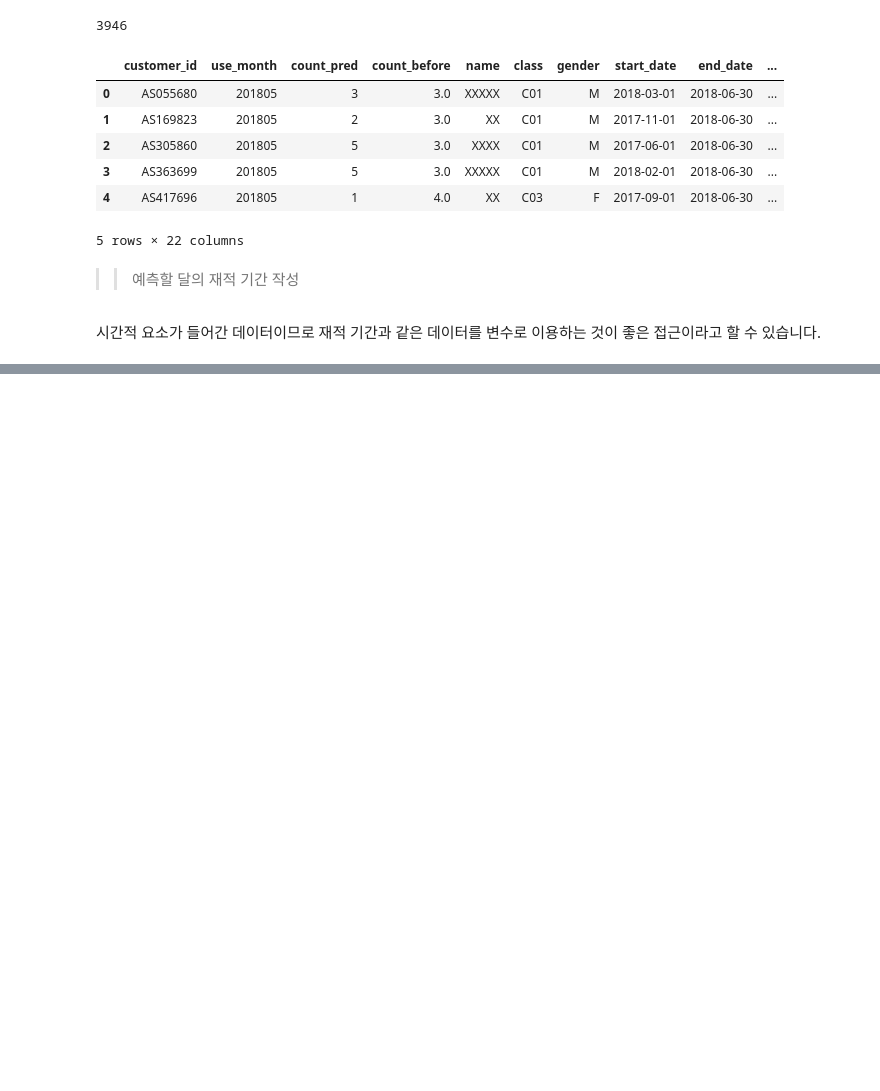
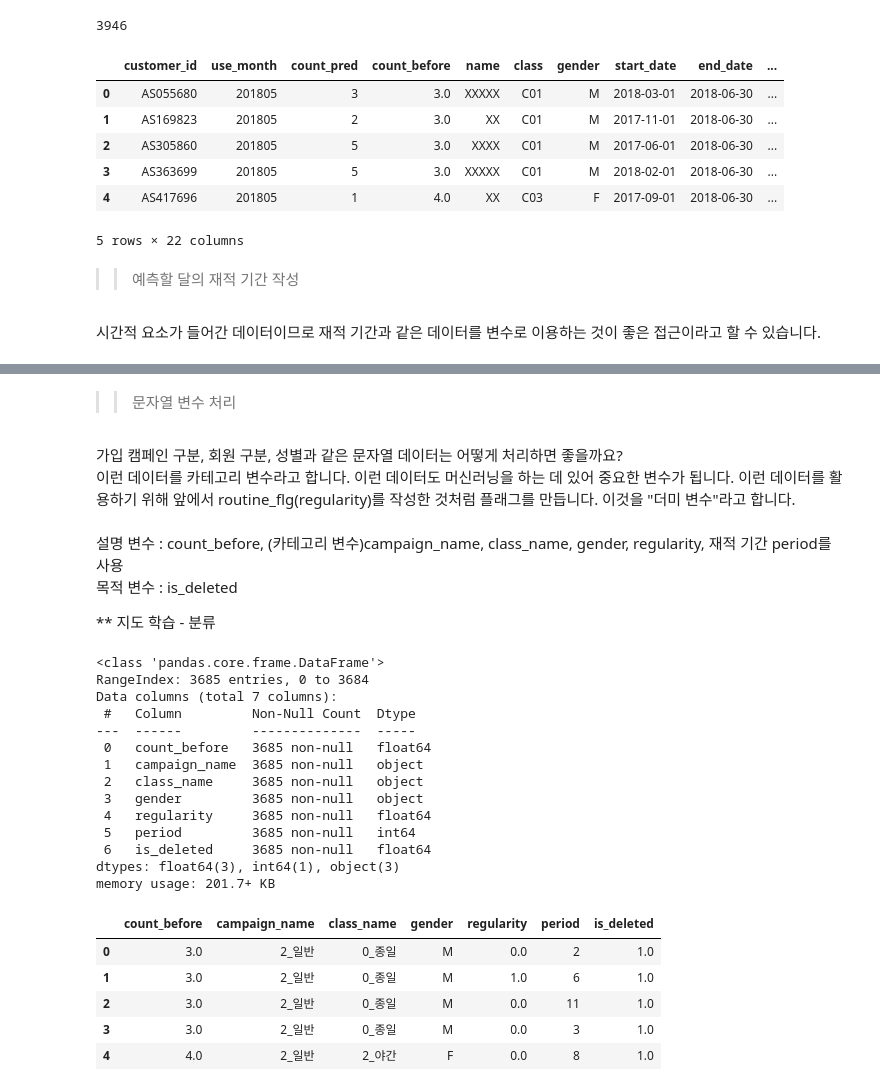
Before and after one commit to gmlwlswls/study_DataTechniques, a Jupyter notebook: 02. MachineLearning/gym_data_classification.ipynb, the cells around one changed output, grey strips where cells are left out. Drawn from its saved outputs; the diff is of its cells as text; code cells hidden in the pictures; blank space fills up the shorter version.

Commit message:
gym_data_lin_reg

```diff
--- a/02. MachineLearning/gym_data_classification.ipynb
+++ b/02. MachineLearning/gym_data_classification.ipynb
@@ -106,27 +106,3 @@ See the caveats in the documentation: https://pandas.pydata.org/pandas-docs/stab
 - 탈퇴한 회원 추출
 - end_date의 1개월 전을 계산하여 저장
 - data_fol_ml(현재 + 직전월 사용 기록)와 customer_id, use_month를 키로 결합
-# %%
-quit_customers_df = customer_merge_use_df.loc[customer_merge_use_df['is_deleted'] == 1]
-quit_customers_df.reset_index(inplace= True, drop= True)
-quit_customers_df.head()
-
-from dateutil.relativedelta import relativedelta
-
-quit_customers_df['withdrawl_application'] = None # 탈퇴 신청 월
-quit_customers_df['end_date'] = pd.to_datetime(quit_customers_df['end_date'])
-
-for i in range(len(quit_customers_df)) :
-  quit_customers_df['withdrawl_application'].iloc[i] = quit_customers_df['end_date'].iloc[i] - relativedelta(months= 1) # 시각까지 포함된 값
-
-quit_customers_df.head()
-
-quit_customers_df['withdrawl_application'] = pd.to_datetime(quit_customers_df['withdrawl_application']).dt.strftime('%Y%m')
-data_for_ml['use_month'] = data_for_ml['use_month'].astype(str)
-
-# 'left' : 왼쪽의 모든 행을 유지하면서 오른쪽에서 조건이 맞는 것만 붙이고 없으면 NaN을 채운다는 뜻
-quit_customer_monthly_use_df = data_for_ml.merge(quit_customers_df, how= 'left', left_on= ['customer_id', 'use_month'], right_on = ['customer_id', 'withdrawl_application'])
-
-print(len(monthly_use_df)) # 36842 - 사용 로그 기준
-print(len(quit_customer_monthly_use_df)) # 36842
-quit_customer_monthly_use_df.head()
@@ -227,0 +267,12 @@ predict_data.head()
+# %%
+# count_pred 예측할 달(use_month) 기준으로 재적 기간 계산
+# count_before은 탈퇴 신청 월의 사용 횟수
+predict_data['now_date'] = pd.to_datetime(predict_data['use_month'], format= '%Y%m')
+predict_data['start_date'] = pd.to_datetime(predict_data['start_date'])
+
+predict_data['period'] = 0 # None으로 설정할 경우 dtype > object
+for i in range(len(predict_data)):
+  delta = relativedelta(predict_data.loc[i, 'now_date'],predict_data.loc[i, 'start_date'])
+  predict_data.loc[i, 'period'] = int(delta.years * 12 + delta.months)
+
+predict_data.head()
@@ -227,0 +315,3 @@ predict_data.head()
+# %%
+drop_predict_data = predict_data.dropna(axis= 0, how= 'any', subset= 'count_before', ignore_index= True)
+drop_predict_data.isnull().sum() # 2639
@@ -227,0 +336,35 @@ predict_data.head()
+# %% [markdown]
+>> 문자열 변수 처리
+# %% [markdown]
+가입 캠페인 구분, 회원 구분, 성별과 같은 문자열 데이터는 어떻게 처리하면 좋을까요?
+이런 데이터를 카테고리 변수라고 합니다. 이런 데이터도 머신러닝을 하는 데 있어 중요한 변수가 됩니다. 이런 데이터를 활용하기 위해 앞에서 routine_flg(regularity)를 작성한 것처럼 플래그를 만듭니다. 이것을 "더미 변수"라고 합니다.
+# %% [markdown]
+설명 변수 : count_before, (카테고리 변수)campaign_name, class_name, gender, regularity, 재적 기간 period를 사용
+목적 변수 : is_deleted
+
+** 지도 학습 - 분류
+# %%
+classify_df = drop_predict_data[['count_before', 'campaign_name', 'class_name', 'gender', 'regularity', 'period', 'is_deleted']]
+classify_df.info()
+classify_df.head()
+# %% [output]
+<class 'pandas.core.frame.DataFrame'>
+RangeIndex: 3685 entries, 0 to 3684
+Data columns (total 7 columns):
+ #   Column         Non-Null Count  Dtype
+---  ------         --------------  -----
+ 0   count_before   3685 non-null   float64
+ 1   campaign_name  3685 non-null   object
+ 2   class_name     3685 non-null   object
+ 3   gender         3685 non-null   object
+ 4   regularity     3685 non-null   float64
+ 5   period         3685 non-null   int64
+ 6   is_deleted     3685 non-null   float64
+dtypes: float64(3), int64(1), object(3)
+memory usage: 201.7+ KB
+|  | count_before | campaign_name | class_name | gender | regularity | period | is_deleted |
+| 0 | 3.0 | 2_일반 | 0_종일 | M | 0.0 | 2 | 1.0 |
+| 1 | 3.0 | 2_일반 | 0_종일 | M | 1.0 | 6 | 1.0 |
+| 2 | 3.0 | 2_일반 | 0_종일 | M | 0.0 | 11 | 1.0 |
+| 3 | 3.0 | 2_일반 | 0_종일 | M | 0.0 | 3 | 1.0 |
+| 4 | 4.0 | 2_일반 | 2_야간 | F | 0.0 | 8 | 1.0 |
```
Also changed, not shown: parts of 27 cells of this notebook.
